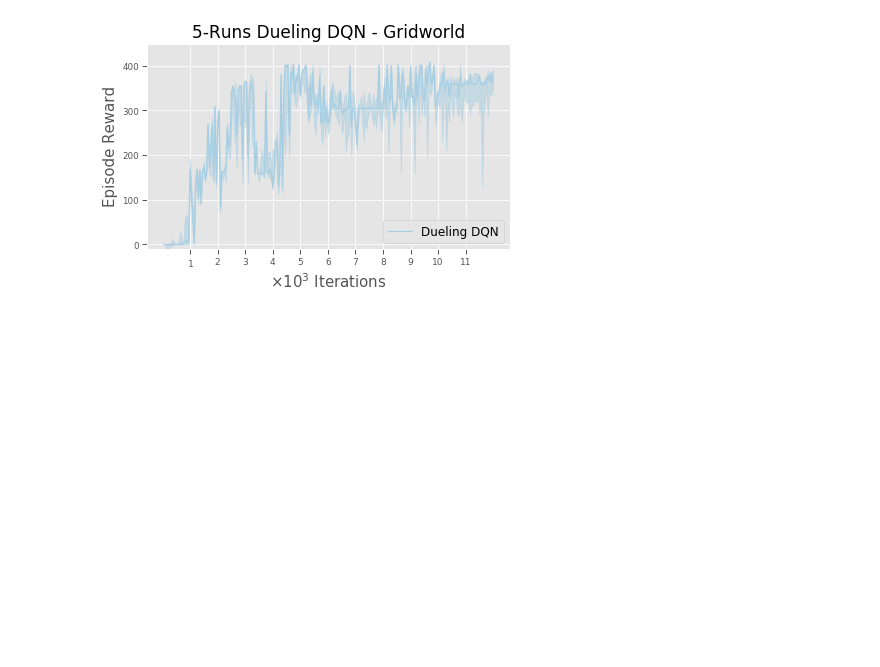
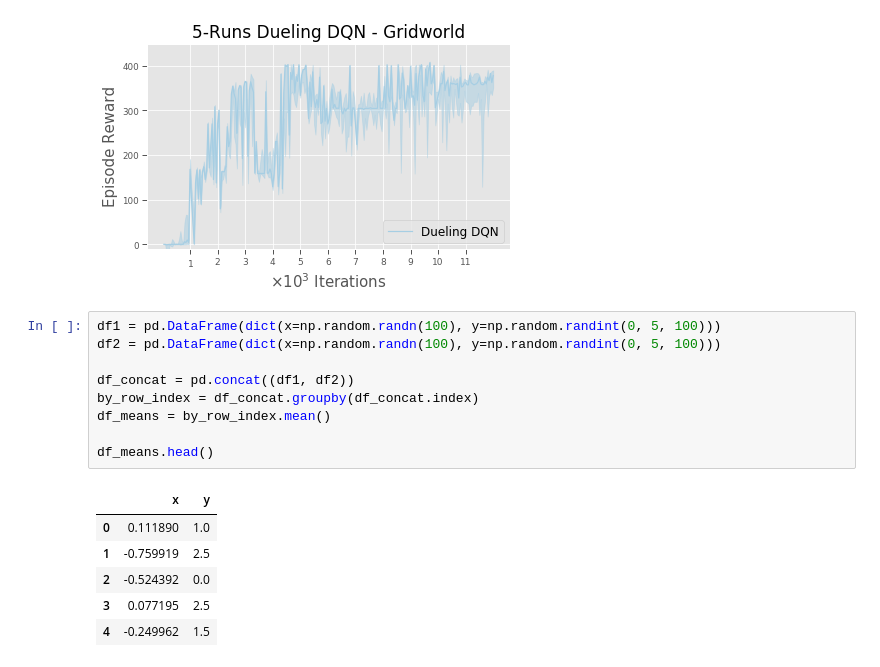
Before and after one commit to RobertTLange/action-grammars-hrl, a Jupyter notebook: exploration.ipynb, the cells around one changed output. Saved outputs shown, nothing was run; the diff lists cells and outputs as text; blank space fills up the shorter version.

```diff
--- a/exploration.ipynb
+++ b/exploration.ipynb
@@ -53,3 +53,19 @@ plt.tight_layout()
 plt.savefig("figures/mlp_ddqn_learning_curve.png", dpi=300)
 # %% [output]
 [figure]
+# %%
+df1 = pd.DataFrame(dict(x=np.random.randn(100), y=np.random.randint(0, 5, 100)))
+df2 = pd.DataFrame(dict(x=np.random.randn(100), y=np.random.randint(0, 5, 100)))
+
+df_concat = pd.concat((df1, df2))
+by_row_index = df_concat.groupby(df_concat.index)
+df_means = by_row_index.mean()
+
+df_means.head()
+# %% [output]
+|  | x | y |
+| 0 | 0.111890 | 1.0 |
+| 1 | -0.759919 | 2.5 |
+| 2 | -0.524392 | 0.0 |
+| 3 | 0.077195 | 2.5 |
+| 4 | -0.249962 | 1.5 |
```
Also changed, not shown: 6 other files.
